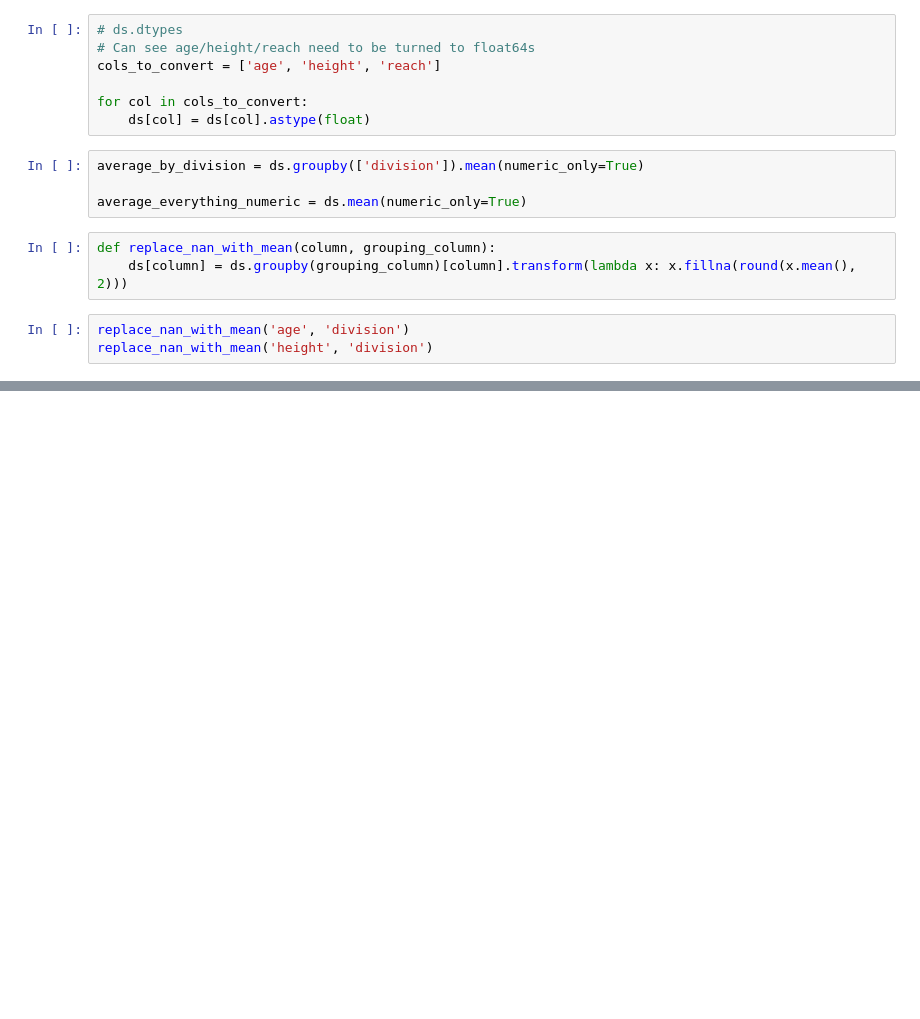
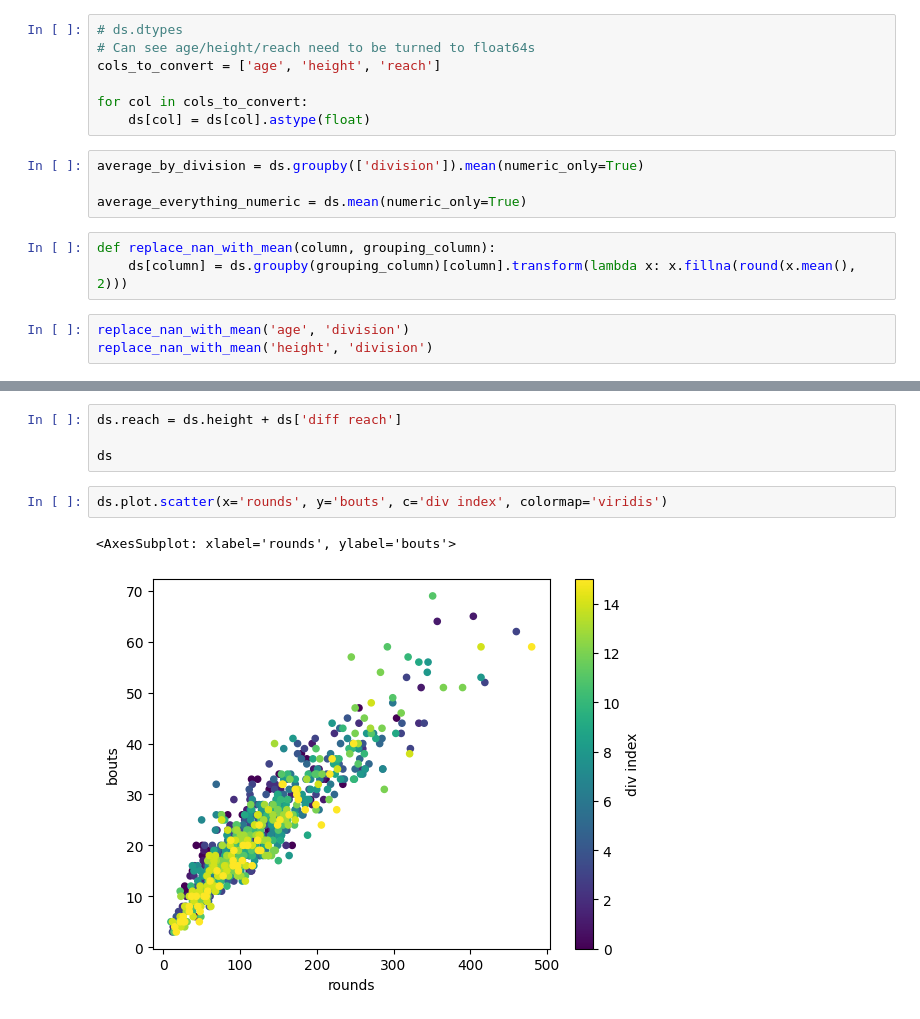
Before and after one commit to smbalf/boxrec-analysis, a Jupyter notebook: analysis.ipynb, the cells around one changed output, grey strips where cells are left out. Saved outputs shown, nothing was run; the diff lists cells and outputs as text; blank space fills up the shorter version.

Commit message:
plottings

```diff
--- a/analysis.ipynb
+++ b/analysis.ipynb
@@ -85,0 +72,9 @@ replace_nan_with_mean('diff reach', 'division')
+# %%
+ds.reach = ds.height + ds['diff reach']
+
+ds
+# %%
+ds.plot.scatter(x='rounds', y='bouts', c='div index', colormap='viridis')
+# %% [output]
+<AxesSubplot: xlabel='rounds', ylabel='bouts'>
+[figure, added]
```
Also changed, not shown: parts of 1 cell of this notebook, 1 other file.
